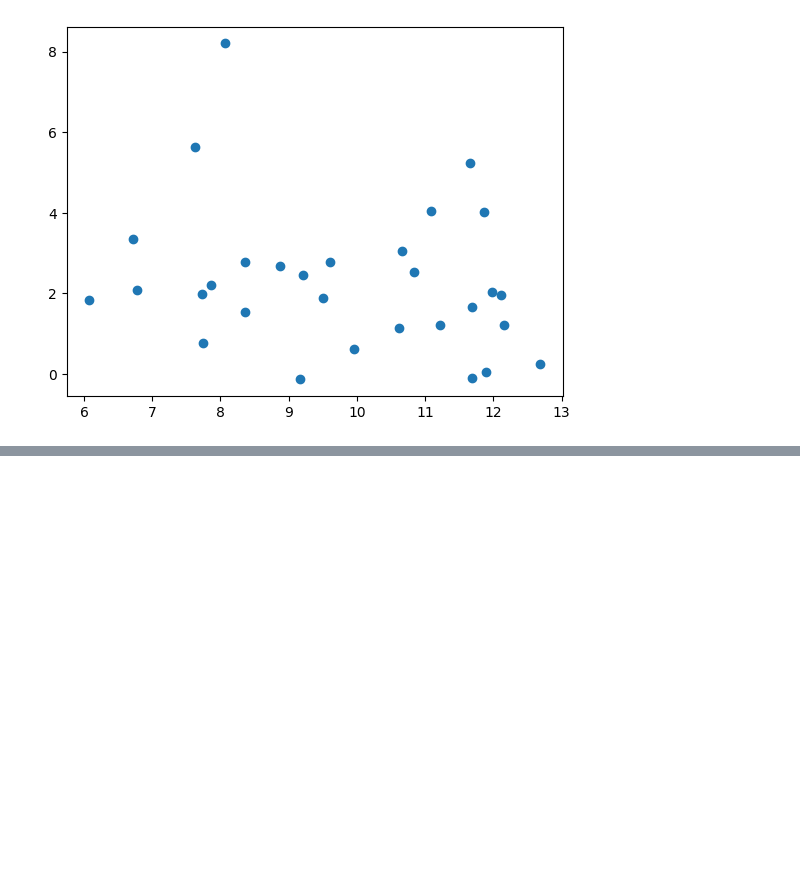
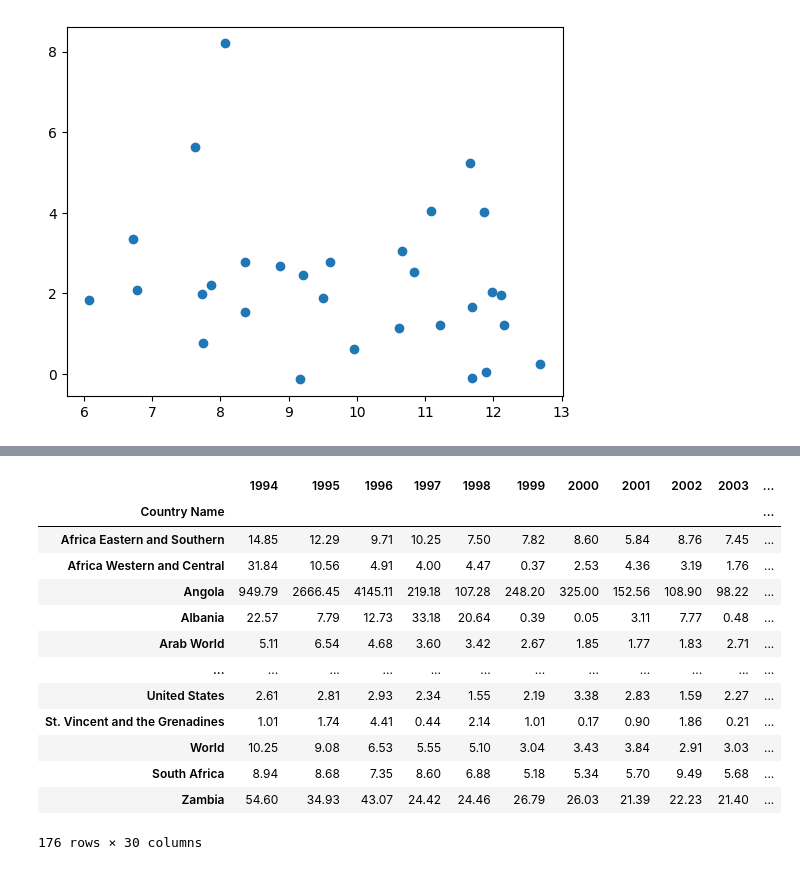
Before and after one commit to ChristianChimi/Financial-Analytics, a Jupyter notebook: Macroeconomics-Analytics/Macroeconomics-Analytics.ipynb, the cells around one changed output, grey strips where cells are left out. Saved outputs shown, nothing was run; the diff lists cells and outputs as text; code cells hidden in the pictures; blank space fills up the shorter version.

```diff
--- a/Macroeconomics-Analytics/Macroeconomics-Analytics.ipynb
+++ b/Macroeconomics-Analytics/Macroeconomics-Analytics.ipynb
@@ -53,0 +99,17 @@ df_GDP_sorted = df_GDP_filtered.sort_values(by='2023', ascending=False)
+# %%
+df_INF_filtered
+# %% [output]
+|  | 1994 | 1995 | 1996 | 1997 | 1998 | 1999 | 2000 | 2001 | 2002 | 2003 | ... |
+| Country Name |  |  |  |  |  |  |  |  |  |  | ... |
+| Africa Eastern and Southern | 14.85 | 12.29 | 9.71 | 10.25 | 7.50 | 7.82 | 8.60 | 5.84 | 8.76 | 7.45 | ... |
+| Africa Western and Central | 31.84 | 10.56 | 4.91 | 4.00 | 4.47 | 0.37 | 2.53 | 4.36 | 3.19 | 1.76 | ... |
+| Angola | 949.79 | 2666.45 | 4145.11 | 219.18 | 107.28 | 248.20 | 325.00 | 152.56 | 108.90 | 98.22 | ... |
+| Albania | 22.57 | 7.79 | 12.73 | 33.18 | 20.64 | 0.39 | 0.05 | 3.11 | 7.77 | 0.48 | ... |
+| Arab World | 5.11 | 6.54 | 4.68 | 3.60 | 3.42 | 2.67 | 1.85 | 1.77 | 1.83 | 2.71 | ... |
+| ... | ... | ... | ... | ... | ... | ... | ... | ... | ... | ... | ... |
+| United States | 2.61 | 2.81 | 2.93 | 2.34 | 1.55 | 2.19 | 3.38 | 2.83 | 1.59 | 2.27 | ... |
+| St. Vincent and the Grenadines | 1.01 | 1.74 | 4.41 | 0.44 | 2.14 | 1.01 | 0.17 | 0.90 | 1.86 | 0.21 | ... |
+| World | 10.25 | 9.08 | 6.53 | 5.55 | 5.10 | 3.04 | 3.43 | 3.84 | 2.91 | 3.03 | ... |
+| South Africa | 8.94 | 8.68 | 7.35 | 8.60 | 6.88 | 5.18 | 5.34 | 5.70 | 9.49 | 5.68 | ... |
+| Zambia | 54.60 | 34.93 | 43.07 | 24.42 | 24.46 | 26.79 | 26.03 | 21.39 | 22.23 | 21.40 | ... |
+176 rows × 30 columns
```
Also changed, not shown: parts of 4 cells of this notebook, 3 other files.
